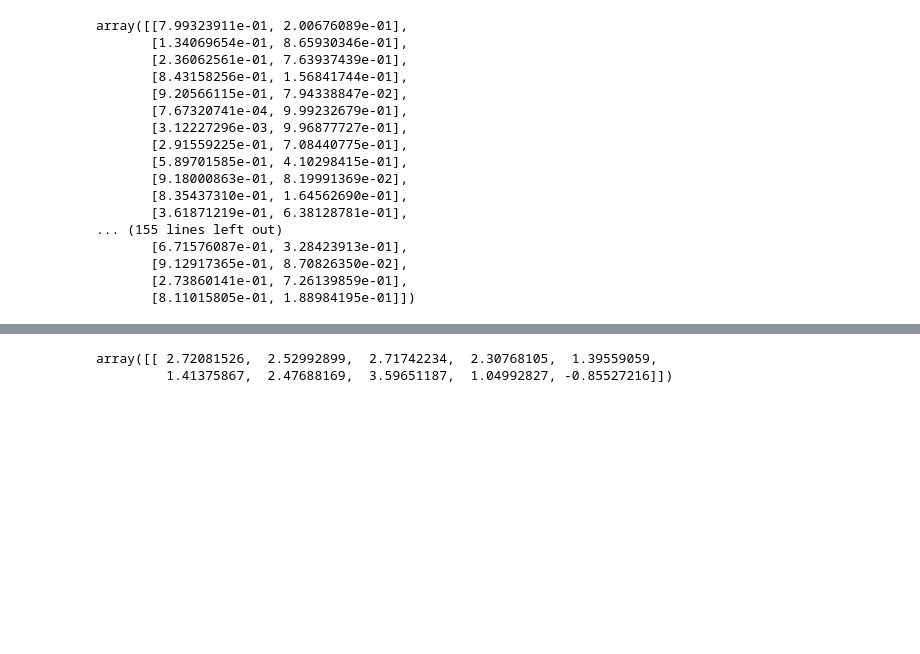
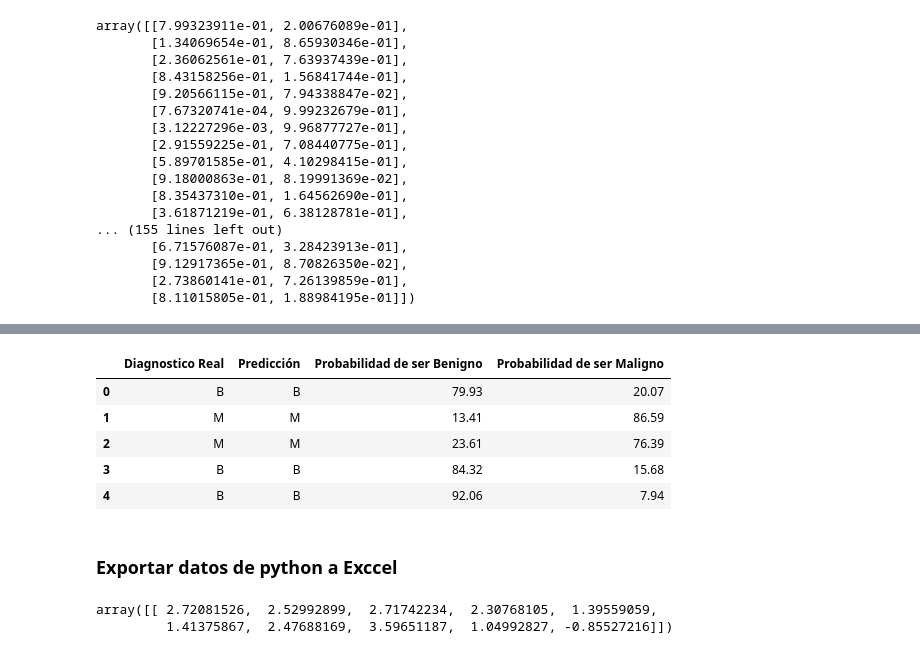
Before and after one commit to dparedes616/Proyecto-Breast-Cancer-Wisconsin, a Jupyter notebook: proyecto_diag_cancer.ipynb, the cells around one changed output, grey strips where cells are left out. Drawn from its saved outputs; the diff is of its cells as text; code cells hidden in the pictures; blank space fills up the shorter version.

Commit message:
Analisis de datos y exportar a excel

```diff
--- a/proyecto_diag_cancer.ipynb
+++ b/proyecto_diag_cancer.ipynb
@@ -361,3 +361,8 @@ array([[7.99323911e-01, 2.00676089e-01],
        [9.12917365e-01, 8.70826350e-02],
        [2.73860141e-01, 7.26139859e-01],
        [8.11015805e-01, 1.88984195e-01]])
+# %%
+probs = (model.predict_proba(X_test))*100
+df_probs = pd.DataFrame(probs, columns=['Probabilidad de ser Benigno', 'Probabilidad de ser Maligno'])
+df_probs = df_probs.round(2)
+print(df_probs)
@@ -363,0 +384,6 @@ array([[7.99323911e-01, 2.00676089e-01],
+# %%
+df_y_test = pd.DataFrame(y_test, columns=["Diagnostico Real"])
+df_y_test["Diagnostico Real"].replace(to_replace=1, value="M", inplace=True)
+df_y_test["Diagnostico Real"].replace(to_replace=0, value="B", inplace=True)
+df_y_test["Diagnostico Real"].head(5)
+df_y_test.head()
@@ -363,0 +397,5 @@ array([[7.99323911e-01, 2.00676089e-01],
+# %%
+df_predic = pd.DataFrame(prediction_test, columns=["Predicción"])
+df_predic["Predicción"].replace(to_replace=1, value="M", inplace=True)
+df_predic["Predicción"].replace(to_replace=0, value="B", inplace=True)
+df_predic.head(5)
@@ -363,0 +409,12 @@ array([[7.99323911e-01, 2.00676089e-01],
+# %%
+df_test_prob = pd.concat([df_y_test,df_predic, df_probs], axis=1)
+df_test_prob.head(5)
+# %% [output]
+|  | Diagnostico Real | Predicción | Probabilidad de ser Benigno | Probabilidad de ser Maligno |
+| 0 | B | B | 79.93 | 20.07 |
+| 1 | M | M | 13.41 | 86.59 |
+| 2 | M | M | 23.61 | 76.39 |
+| 3 | B | B | 84.32 | 15.68 |
+| 4 | B | B | 92.06 | 7.94 |
+# %% [markdown]
+### Exportar datos de python a Exccel
```
Also changed, not shown: parts of 7 cells of this notebook, 1 other file.
